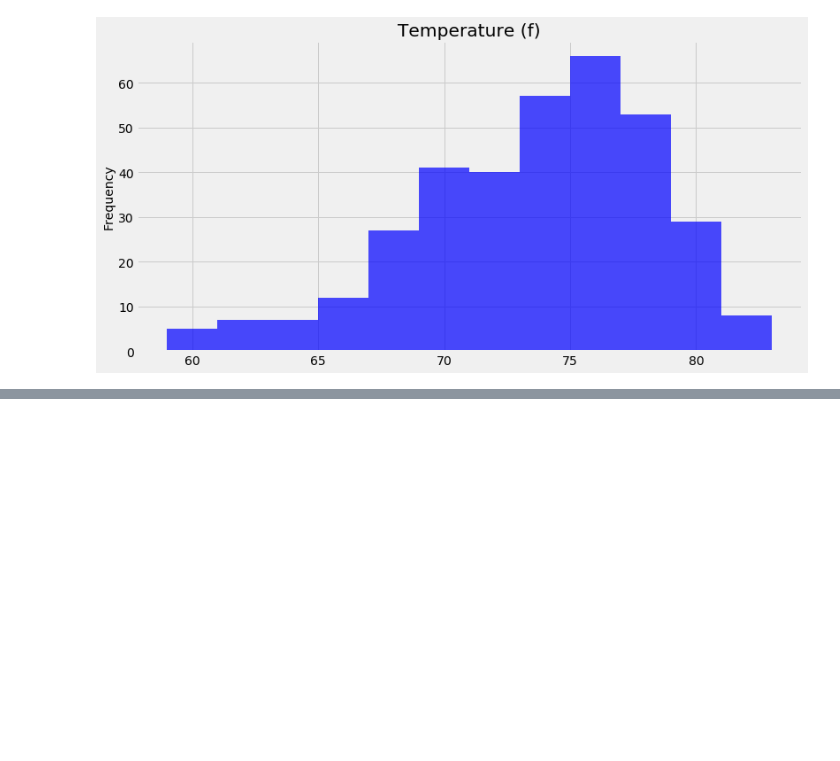
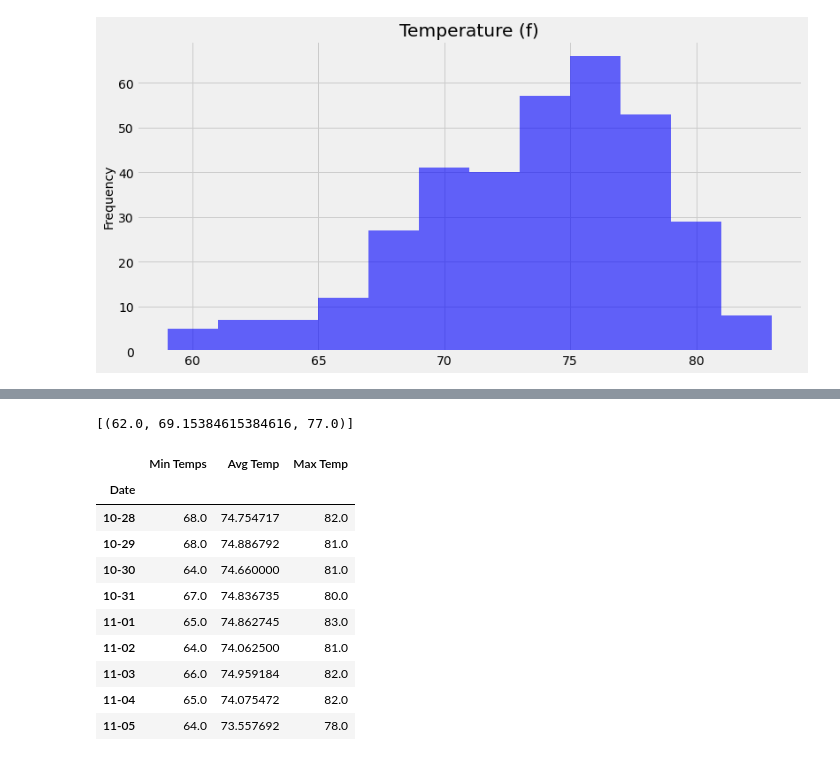
Before and after one commit to nbolt1989/climate_analysis_sqlalchemy, a Jupyter notebook: Climate.ipynb, the cells around one changed output, grey strips where cells are left out. Drawn from its saved outputs; the diff is of its cells as text; code cells hidden in the pictures; blank space fills up the shorter version.

```diff
--- a/Climate.ipynb
+++ b/Climate.ipynb
@@ -268,8 +390,10 @@ def daily_normals(date):
 
     """
 
-    sel = [func.min(Measurement.tobs), func.avg(Measurement.tobs), func.max(Measurement.tobs)]
-    return session.query(*sel).filter(func.strftime("%m-%d", Measurement.date) == date).all()
+    sel = [func.min(measurement.tobs), func.avg(measurement.tobs), func.max(measurement.tobs)]
+    return session.query(*sel).filter(func.strftime("%m-%d", measurement.date) == date).all()
 
 daily_normals("01-01")
+# %% [output]
+[(62.0, 69.15384615384616, 77.0)]
 # %%
@@ -286,4 +423,19 @@ daily_normals("01-01")
 # %%
 # Load the previous query results into a Pandas DataFrame and add the `trip_dates` range as the `date` index
+new_df = pd.DataFrame({'Date':hack,'Min Temps':min_list, "Avg Temp": avg_list, 'Max Temp': max_list})
+new_df.set_index('Date', inplace=True)
+new_df
+# %% [output]
+|  | Min Temps | Avg Temp | Max Temp |
+| Date |  |  |  |
+| 10-28 | 68.0 | 74.754717 | 82.0 |
+| 10-29 | 68.0 | 74.886792 | 81.0 |
+| 10-30 | 64.0 | 74.660000 | 81.0 |
+| 10-31 | 67.0 | 74.836735 | 80.0 |
+| 11-01 | 65.0 | 74.862745 | 83.0 |
+| 11-02 | 64.0 | 74.062500 | 81.0 |
+| 11-03 | 66.0 | 74.959184 | 82.0 |
+| 11-04 | 65.0 | 74.075472 | 82.0 |
+| 11-05 | 64.0 | 73.557692 | 78.0 |
 # %%
 # Plot the daily normals as an area plot with `stacked=False`
```
Also changed, not shown: parts of 21 cells of this notebook, 2 other files.
